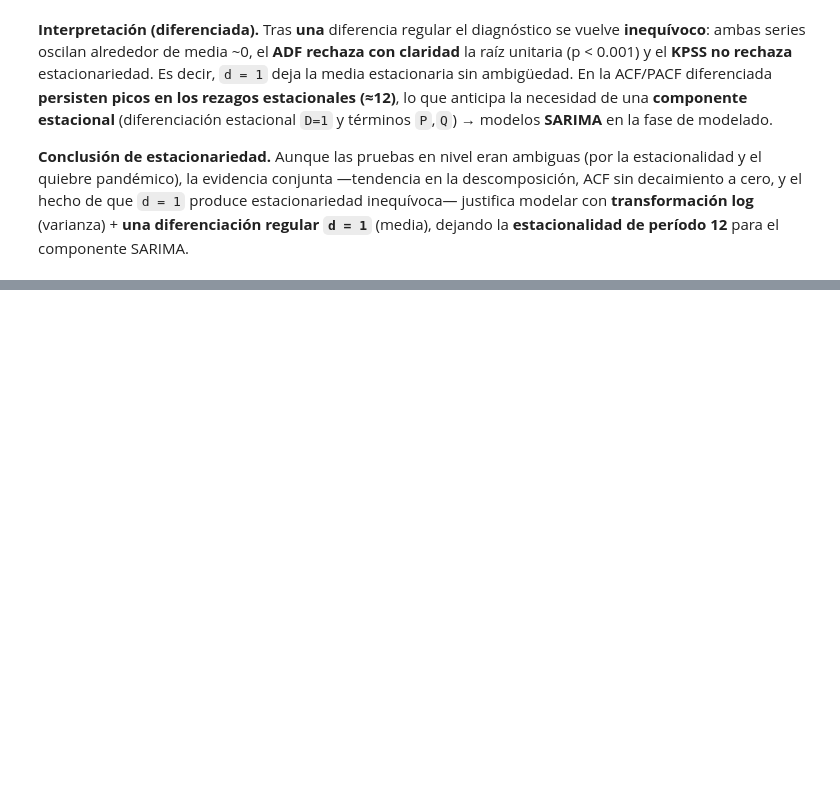
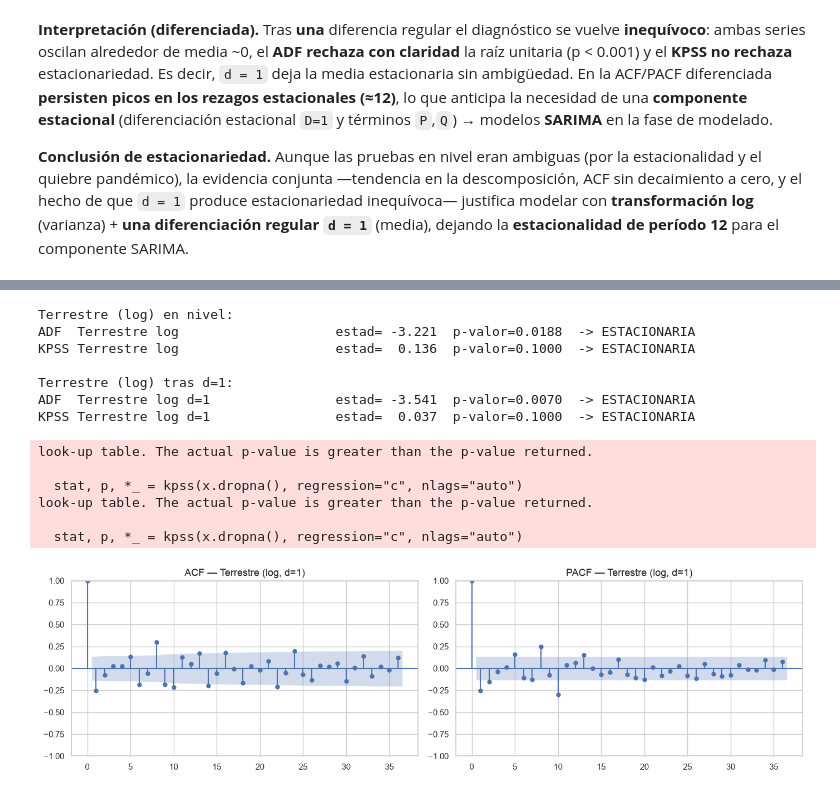
Before and after one commit to nicoCT04/Lab1DataScience, a Jupyter notebook: Lab1_Series_Tiempo.ipynb, the cells around one changed output, grey strips where cells are left out. Cells and saved outputs as stored; diff of their text form; code cells hidden in the pictures; blank space fills up the shorter version.

```diff
--- a/Lab1_Series_Tiempo.ipynb
+++ b/Lab1_Series_Tiempo.ipynb
@@ -874,0 +947,24 @@ concentración en América y vía Terrestre, y efecto claro de la pandemia.
+# %%
+serie_terrestre_log = np.log(serie_terrestre)      # min > 0, log directo
+serie_terrestre_d1 = serie_terrestre_log.diff(1).dropna()
+
+print("Terrestre (log) en nivel:")
+prueba_adf(serie_terrestre_log, "Terrestre log"); prueba_kpss(serie_terrestre_log, "Terrestre log")
+print("\nTerrestre (log) tras d=1:")
+prueba_adf(serie_terrestre_d1, "Terrestre log d=1"); prueba_kpss(serie_terrestre_d1, "Terrestre log d=1")
+acf_pacf(serie_terrestre_d1, "Terrestre (log, d=1)")
+# %% [output]
+Terrestre (log) en nivel:
+ADF  Terrestre log                    estad= -3.221  p-valor=0.0188  -> ESTACIONARIA
+KPSS Terrestre log                    estad=  0.136  p-valor=0.1000  -> ESTACIONARIA
+
+Terrestre (log) tras d=1:
+ADF  Terrestre log d=1                estad= -3.541  p-valor=0.0070  -> ESTACIONARIA
+KPSS Terrestre log d=1                estad=  0.037  p-valor=0.1000  -> ESTACIONARIA
+look-up table. The actual p-value is greater than the p-value returned.
+
+  stat, p, *_ = kpss(x.dropna(), regression="c", nlags="auto")
+look-up table. The actual p-value is greater than the p-value returned.
+
+  stat, p, *_ = kpss(x.dropna(), regression="c", nlags="auto")
+[figure, added]
```
Also changed, not shown: parts of 20 cells of this notebook, 1 other file.
